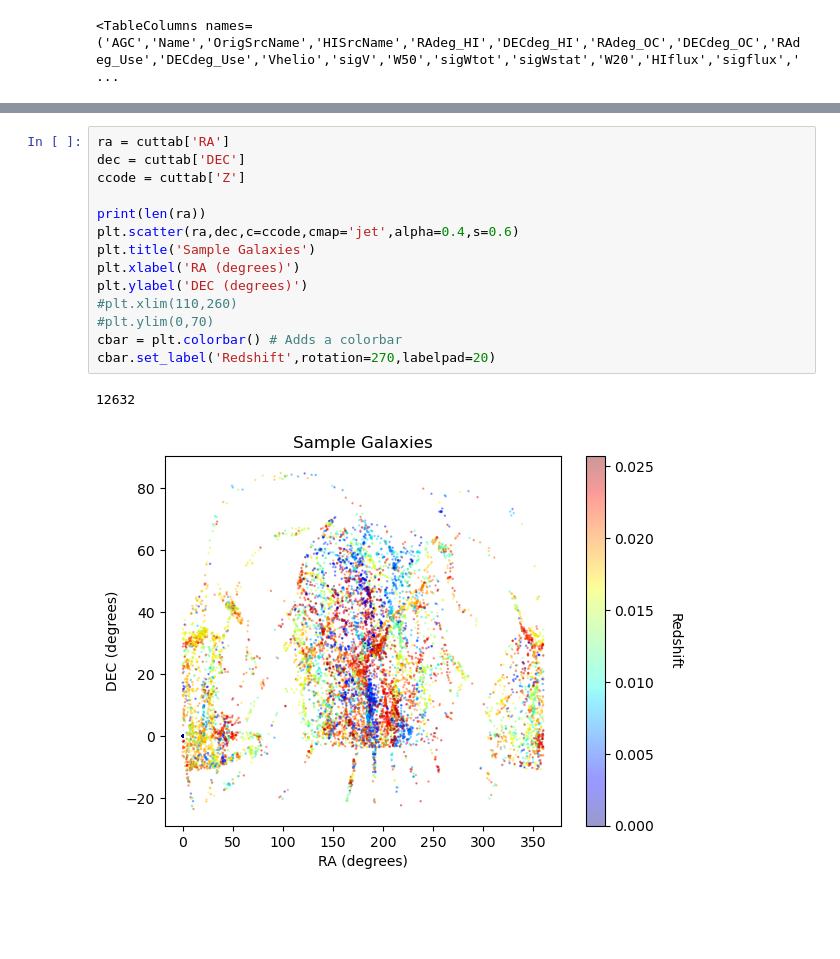
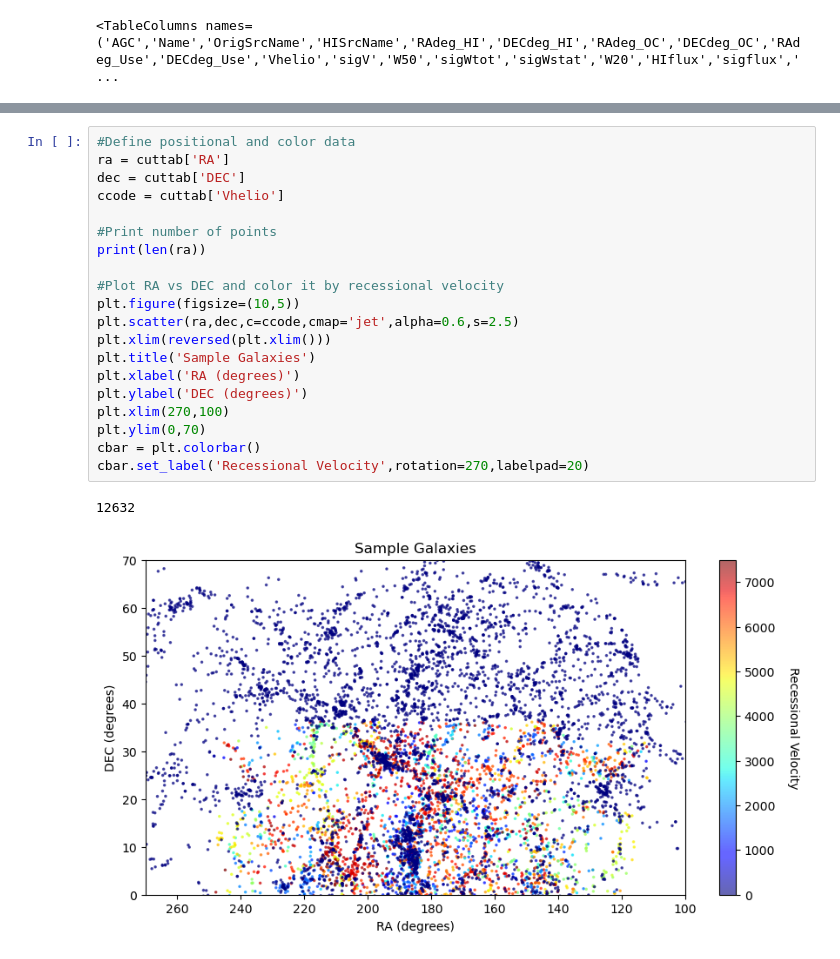
Before and after one commit to EvanBarkus/WISESize_Project, a Jupyter notebook: StudentFigure.ipynb, the cells around one changed output, grey strips where cells are left out. Saved outputs shown, nothing was run; the diff lists cells and outputs as text; blank space fills up the shorter version.

Commit message:
Continued working on plots

```diff
--- a/StudentFigure.ipynb
+++ b/StudentFigure.ipynb
@@ -54,18 +85,24 @@ cuttab.columns
 # %%
+#Define positional and color data
 ra = cuttab['RA']
 dec = cuttab['DEC']
-ccode = cuttab['Z']
+ccode = cuttab['Vhelio']
 
+#Print number of points
 print(len(ra))
-plt.scatter(ra,dec,c=ccode,cmap='jet',alpha=0.4,s=0.6)
+
+#Plot RA vs DEC and color it by recessional velocity
+plt.figure(figsize=(10,5))
+plt.scatter(ra,dec,c=ccode,cmap='jet',alpha=0.6,s=2.5)
+plt.xlim(reversed(plt.xlim()))
 plt.title('Sample Galaxies')
 plt.xlabel('RA (degrees)')
 plt.ylabel('DEC (degrees)')
-#plt.xlim(110,260)
-#plt.ylim(0,70)
-cbar = plt.colorbar() # Adds a colorbar
-cbar.set_label('Redshift',rotation=270,labelpad=20)
+plt.xlim(270,100)
+plt.ylim(0,70)
+cbar = plt.colorbar()
+cbar.set_label('Recessional Velocity',rotation=270,labelpad=20)
 # %% [output]
 12632
-[figure, old version]
+[figure, new version]
 # %%
```
Also changed, not shown: parts of 6 cells of this notebook, 1 other file.
